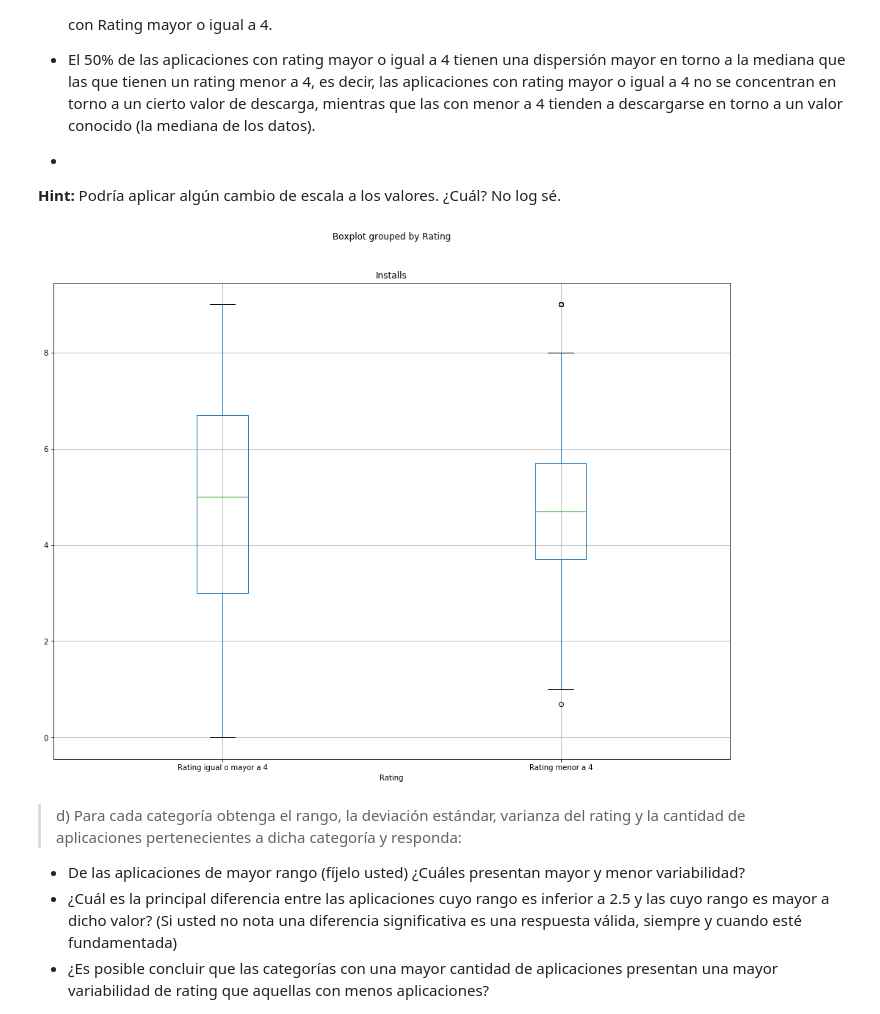
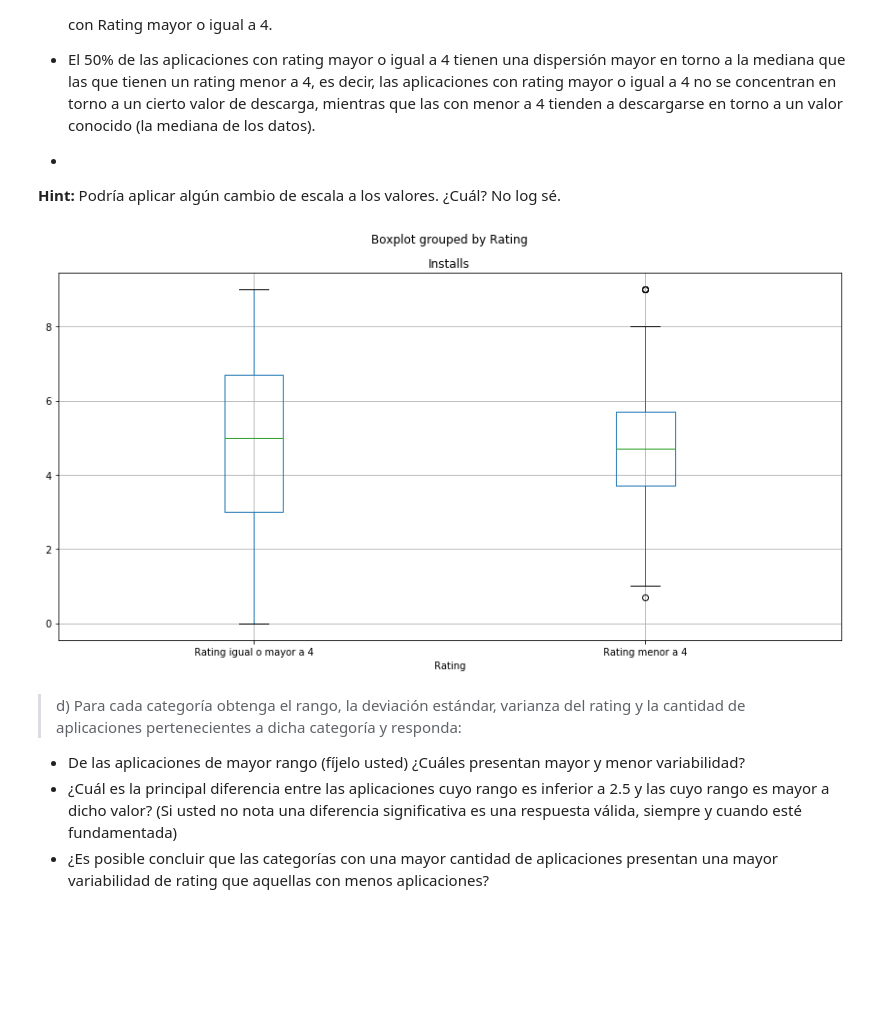
Before and after one commit to Felipitoo/estaca, a Jupyter notebook: Laboratorio 1.ipynb, the cells around one changed output. Saved outputs shown, nothing was run; the diff lists cells and outputs as text; code cells hidden in the pictures; blank space fills up the shorter version.

```diff
--- a/Laboratorio 1.ipynb
+++ b/Laboratorio 1.ipynb
@@ -173,35 +173,35 @@ def mayore(x):
     if x<4:
         return "Rating menor a 4"
 
     else:
         return "Rating igual o mayor a 4"
 
 %matplotlib inline
 
 
 data = pd.read_csv("googleplaystore.csv")
 
 data.drop_duplicates(keep = False, inplace = True)
 
 i = data[data["Rating"] == 19].index
 
 data=data.drop(i)
 
 
 
 data["Installs"] = data["Installs"].apply(lambda x : int(x.replace("+","").replace(",","")))
 
 
 data["Installs"] = data["Installs"].apply(change_log)
 
 data["Rating"] = data["Rating"].apply(mayore)
 
 
-data.boxplot(column="Installs",by="Rating", figsize=(16,12))
+data.boxplot(column="Installs",by="Rating", figsize=(14,7))
 
 plt.show()
 # %% [output]
-[figure, old version]
+[figure, new version]
 # %% [markdown]
 >d) Para cada categoría obtenga el rango, la deviación estándar, varianza del rating y la cantidad de aplicaciones pertenecientes a dicha categoría y responda:
 
```
Also changed, not shown: parts of 1 cell of this notebook.
